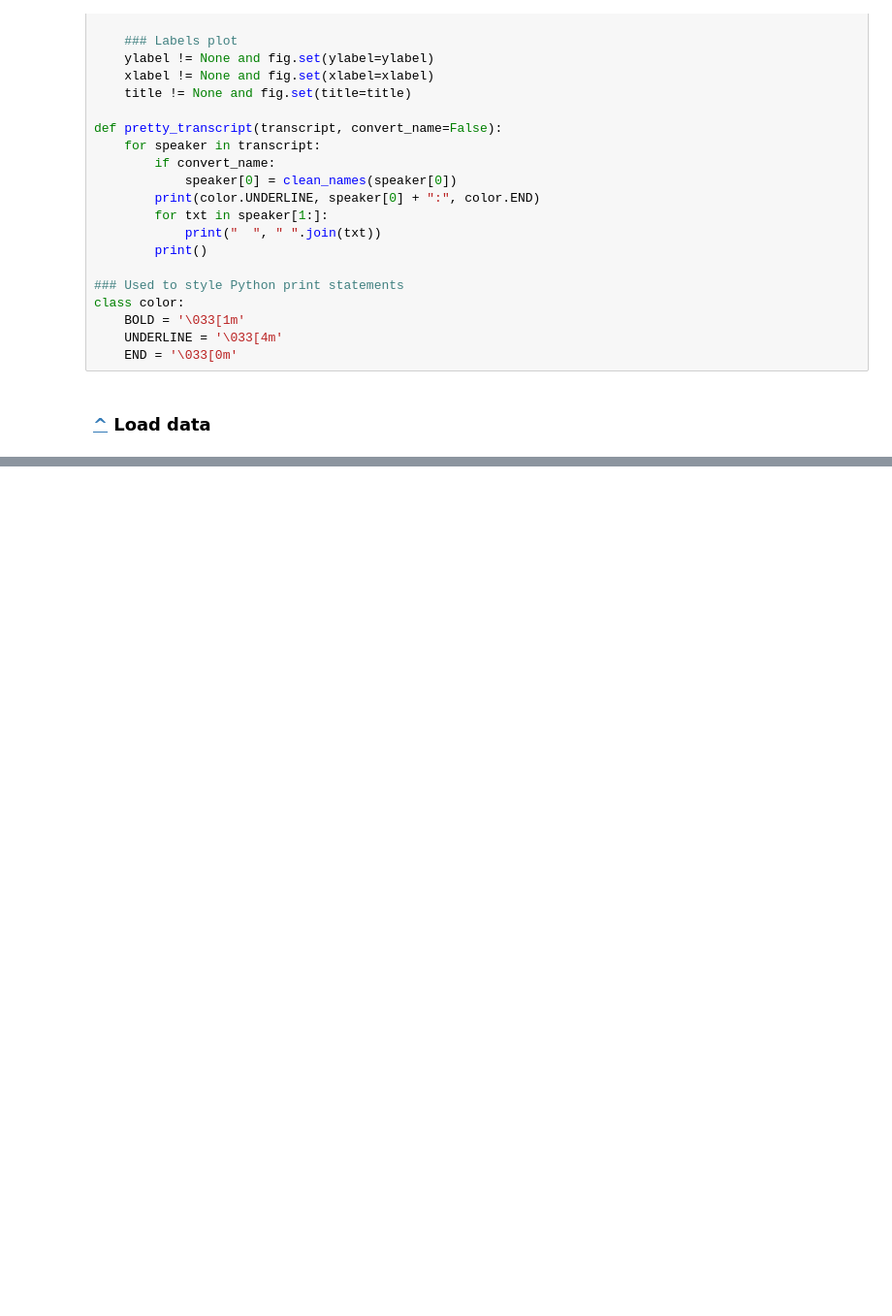
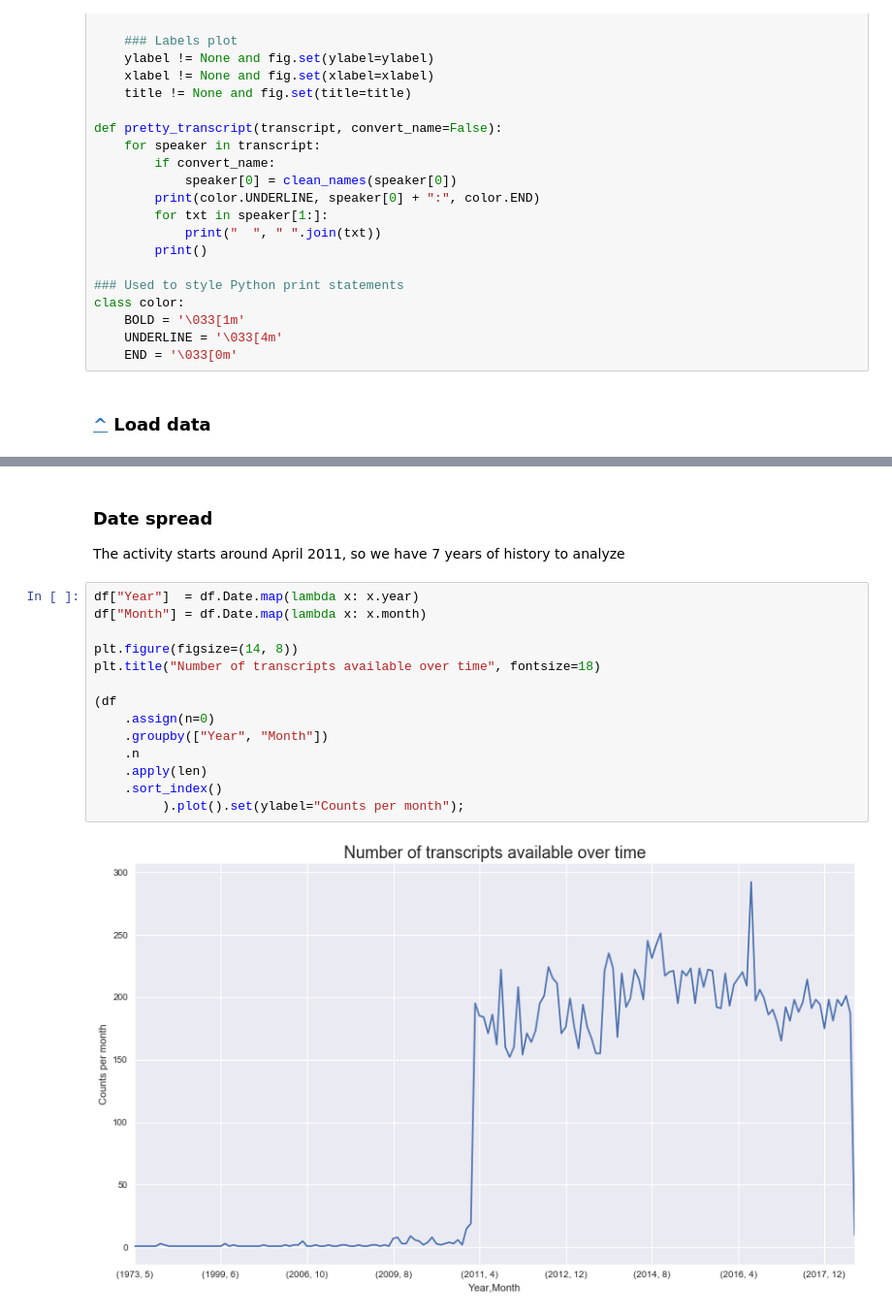
Before and after one commit to pstetz/PBS-Newshour, a Jupyter notebook: analysis.ipynb, the cells around one changed output, grey strips where cells are left out. Shown: that part at 97% size. Cells and saved outputs as stored; diff of their text form; blank space fills up the shorter version.

```diff
--- a/analysis.ipynb
+++ b/analysis.ipynb
@@ -156,0 +219,20 @@ pretty_transcript(t)
+# %% [markdown]
+### Date spread
+
+The activity starts around April 2011, so we have 7 years of history to analyze
+# %%
+df["Year"]  = df.Date.map(lambda x: x.year)
+df["Month"] = df.Date.map(lambda x: x.month)
+
+plt.figure(figsize=(14, 8))
+plt.title("Number of transcripts available over time", fontsize=18)
+
+(df
+    .assign(n=0)
+    .groupby(["Year", "Month"])
+    .n
+    .apply(len)
+    .sort_index()
+         ).plot().set(ylabel="Counts per month");
+# %% [output]
+[figure, added]
```
Also changed, not shown: parts of 15 cells of this notebook, 3 other files.
